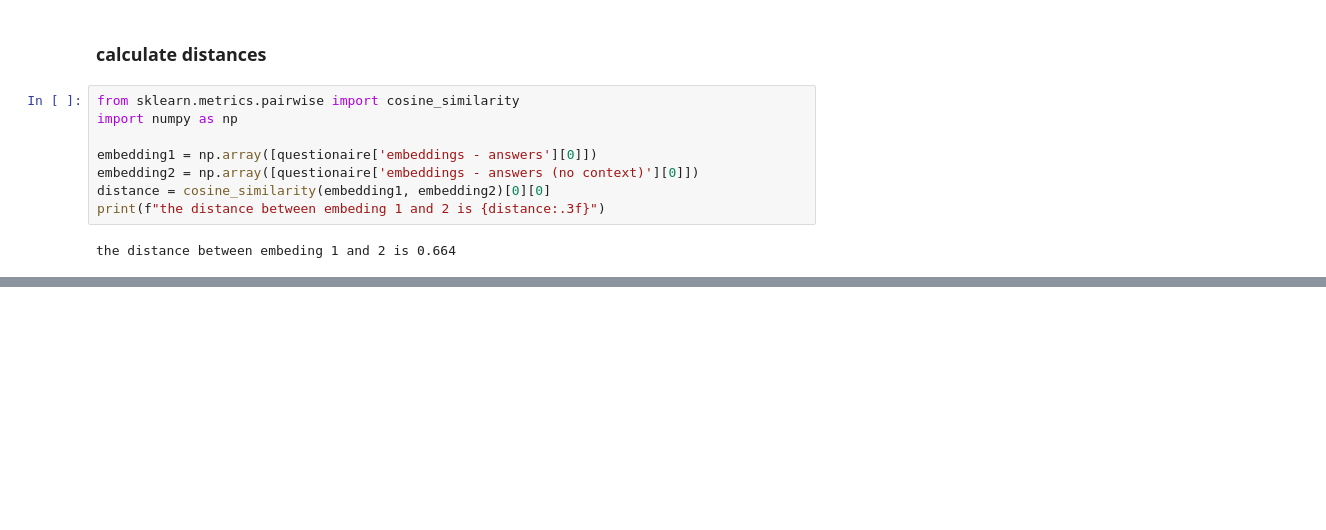
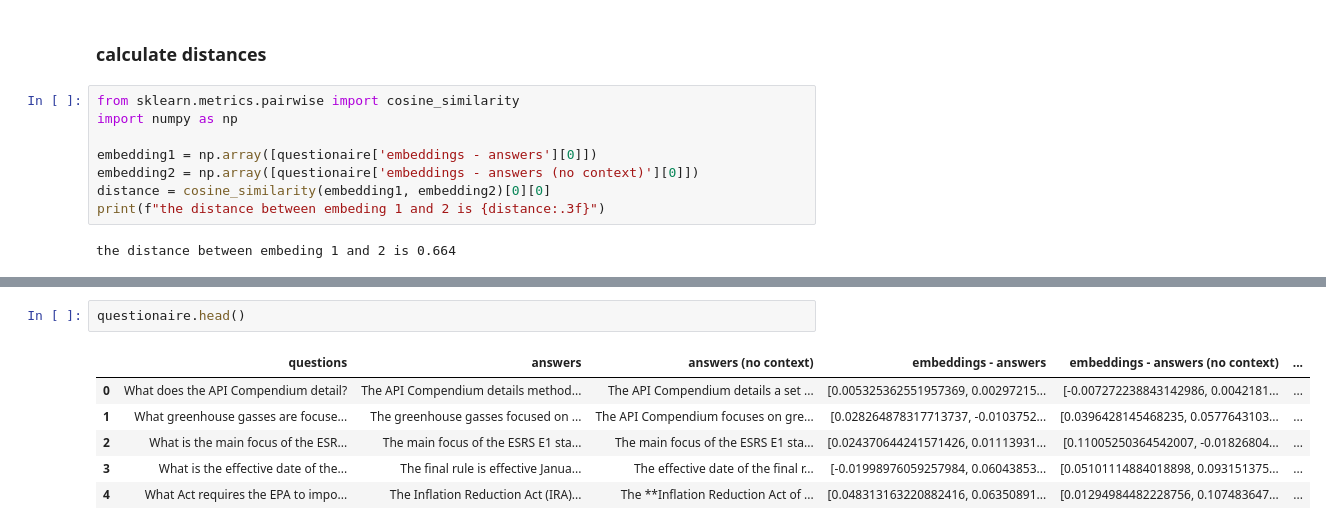
Before and after one commit to jdbalsero/NLP_AT2_G10, a Jupyter notebook: testing/testing_experiments.ipynb, the cells around one changed output, grey strips where cells are left out. Saved outputs shown, nothing was run; the diff lists cells and outputs as text; blank space fills up the shorter version.

```diff
--- a/testing/testing_experiments.ipynb
+++ b/testing/testing_experiments.ipynb
@@ -291,3 +292,12 @@ Data columns (total 6 columns):
  5   distance - (truth vs no truth)     282 non-null    float64
 dtypes: float64(1), object(5)
 memory usage: 13.3+ KB
+# %%
+questionaire.head()
+# %% [output]
+|  | questions | answers | answers (no context) | embeddings - answers | embeddings - answers (no context) | ... |
+| 0 | What does the API Compendium detail? | The API Compendium details method... | The API Compendium details a set ... | [0.005325362551957369, 0.00297215... | [-0.007272238843142986, 0.0042181... | ... |
+| 1 | What greenhouse gasses are focuse... | The greenhouse gasses focused on ... | The API Compendium focuses on gre... | [0.028264878317713737, -0.0103752... | [0.0396428145468235, 0.0577643103... | ... |
+| 2 | What is the main focus of the ESR... | The main focus of the ESRS E1 sta... | The main focus of the ESRS E1 sta... | [0.024370644241571426, 0.01113931... | [0.11005250364542007, -0.01826804... | ... |
+| 3 | What is the effective date of the... | The final rule is effective Janua... | The effective date of the final r... | [-0.01998976059257984, 0.06043853... | [0.05101114884018898, 0.093151375... | ... |
+| 4 | What Act requires the EPA to impo... | The Inflation Reduction Act (IRA)... | The **Inflation Reduction Act of ... | [0.048313163220882416, 0.06350891... | [0.01294984482228756, 0.107483647... | ... |
```
Also changed, not shown: parts of 5 cells of this notebook, 8 other files.
